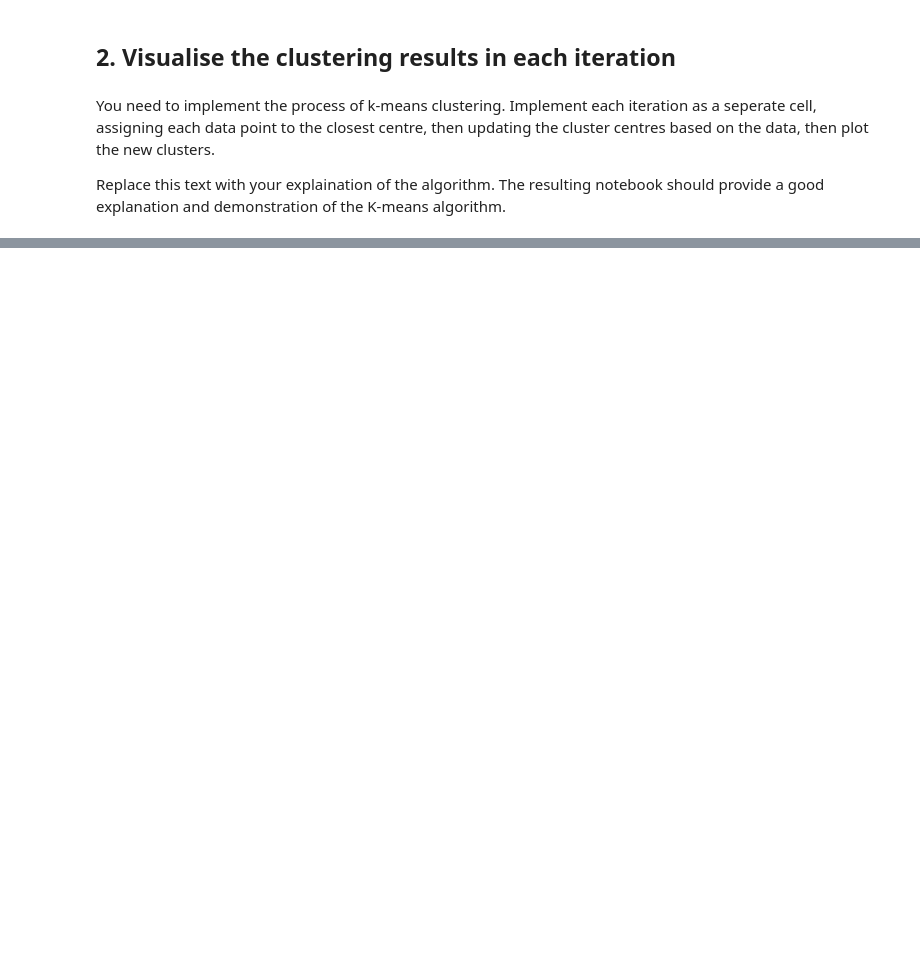
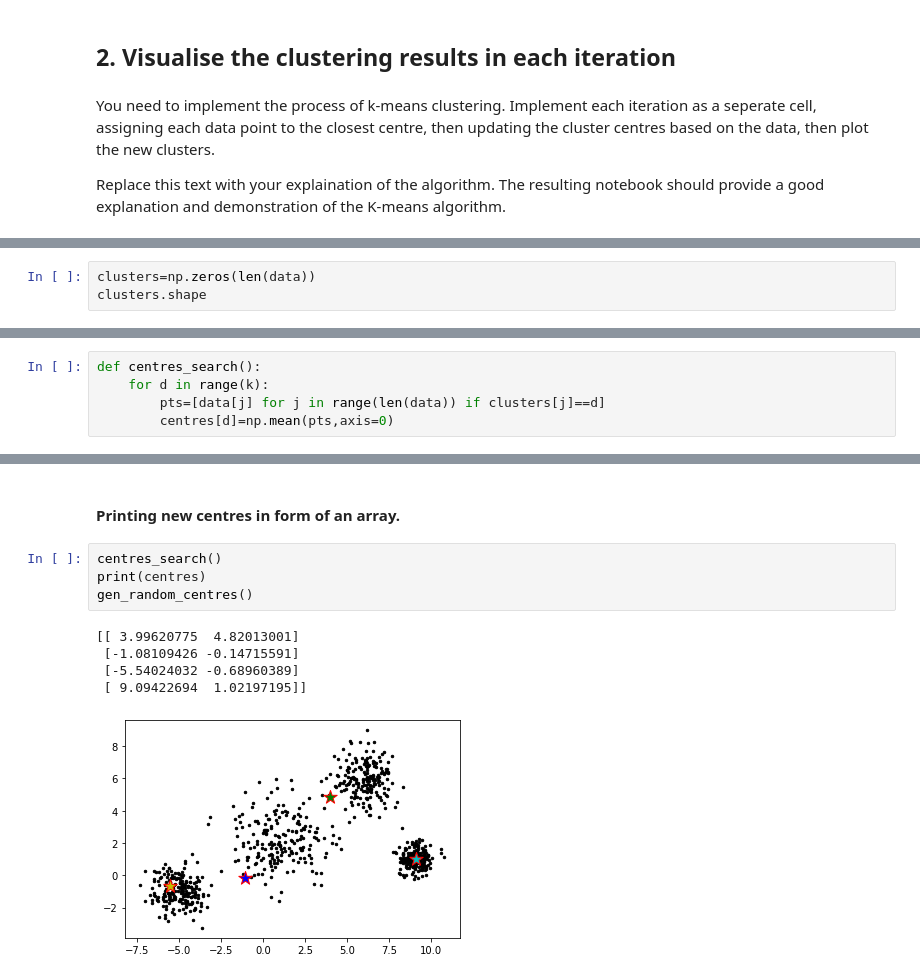
Before and after one commit to shubhamrana2374/Portfolio, a Jupyter notebook: Portfolio 3.ipynb, the cells around one changed output, grey strips where cells are left out. Saved outputs shown, nothing was run; the diff lists cells and outputs as text; blank space fills up the shorter version.

```diff
--- a/Portfolio 3.ipynb
+++ b/Portfolio 3.ipynb
@@ -105,0 +103,3 @@ Centres are reassgined to the closest dataset. K-means clustering algo is applie
+# %%
+clusters=np.zeros(len(data))
+clusters.shape
@@ -105,0 +123,5 @@ Centres are reassgined to the closest dataset. K-means clustering algo is applie
+# %%
+def centres_search():
+    for d in range(k):
+        pts=[data[j] for j in range(len(data)) if clusters[j]==d]
+        centres[d]=np.mean(pts,axis=0)
@@ -105,0 +151,12 @@ Centres are reassgined to the closest dataset. K-means clustering algo is applie
+# %% [markdown]
+#### Printing new centres in form of an array.
+# %%
+centres_search()
+print(centres)
+gen_random_centres()
+# %% [output]
+[[ 3.99620775  4.82013001]
+ [-1.08109426 -0.14715591]
+ [-5.54024032 -0.68960389]
+ [ 9.09422694  1.02197195]]
+[figure, added]
```
Also changed, not shown: parts of 29 cells of this notebook.
